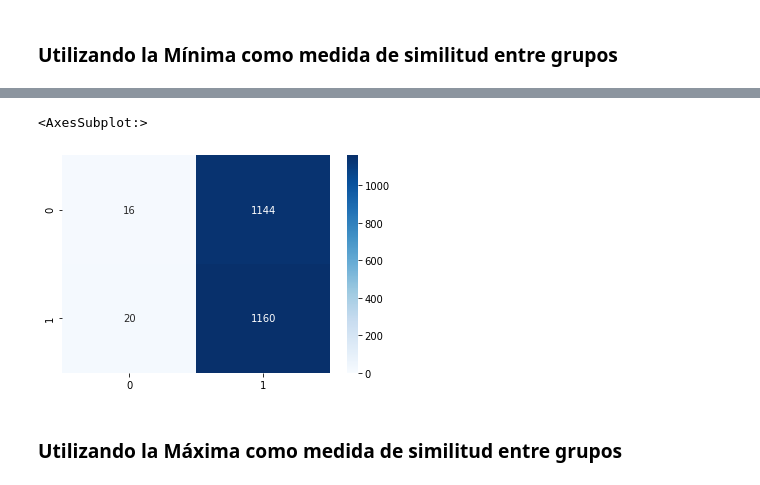
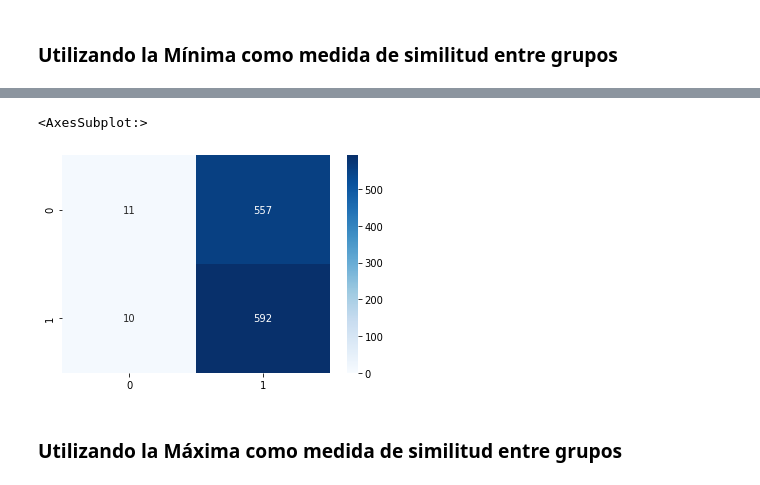
Before and after one commit to FelipeGorostiaga/MachineLearning, a Jupyter notebook: src/tp4/tp4.ipynb, the cells around one changed output, grey strips where cells are left out. Cells and saved outputs as stored; diff of their text form; code cells hidden in the pictures.

```diff
--- a/src/tp4/tp4.ipynb
+++ b/src/tp4/tp4.ipynb
@@ -434,27 +434,26 @@ print(min_cluster_classes)
 # %%
 normalized_test_df = normalize_df(test_hc)
 clusters_centroids = get_clusters_centroids(normalized_train_df, clusters_min_dist[-1])
 
 # Armado de matriz de confusión (filas: valores reales; columnas: valores predictivos)
 confusion_matrix = { 0: {}, 1: {} }
 columns = []
 for key in confusion_matrix.keys():
     columns.append(key)
     confusion_matrix[key] = { 0: 0, 1: 0 }
 
-for clase, cluster in zip(min_cluster_classes, clusters_min_dist[-1]):
-    for _, test_row in normalized_test_df.iterrows():
-        real_class = test_row[result_column]
-        predicted_class = classify_with_centroids(clusters_centroids, min_cluster_classes, test_row[numeric_columns])
-        confusion_matrix[real_class][predicted_class] += 1
+for _, test_row in normalized_test_df.iterrows():
+    real_class = test_row[result_column]
+    predicted_class = classify_with_centroids(clusters_centroids, min_cluster_classes, test_row[numeric_columns])
+    confusion_matrix[real_class][predicted_class] += 1
 
 confusion_df = { key : list(confusion_matrix[key].values()) for key in confusion_matrix.keys() }
 confusion_df = pd.DataFrame.from_dict(confusion_df, orient='index', columns=columns)
 
 sns.heatmap(confusion_df, annot=True, cmap='Blues', fmt='g', vmin=0)
 # %% [output]
 <AxesSubplot:>
-[figure, old version]
+[figure, new version]
 # %% [markdown]
 ### Utilizando la Máxima como medida de similitud entre grupos
 # %%
```
Also changed, not shown: parts of 30 cells of this notebook.
